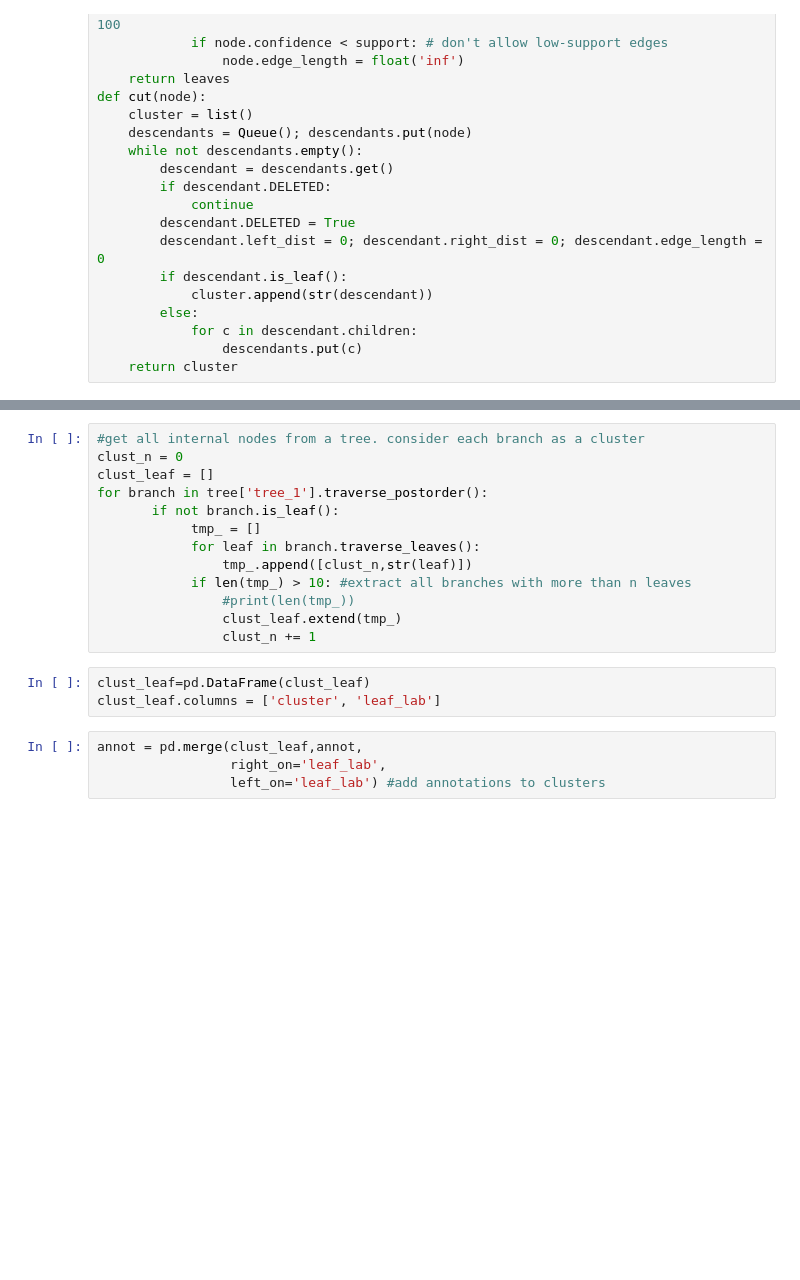
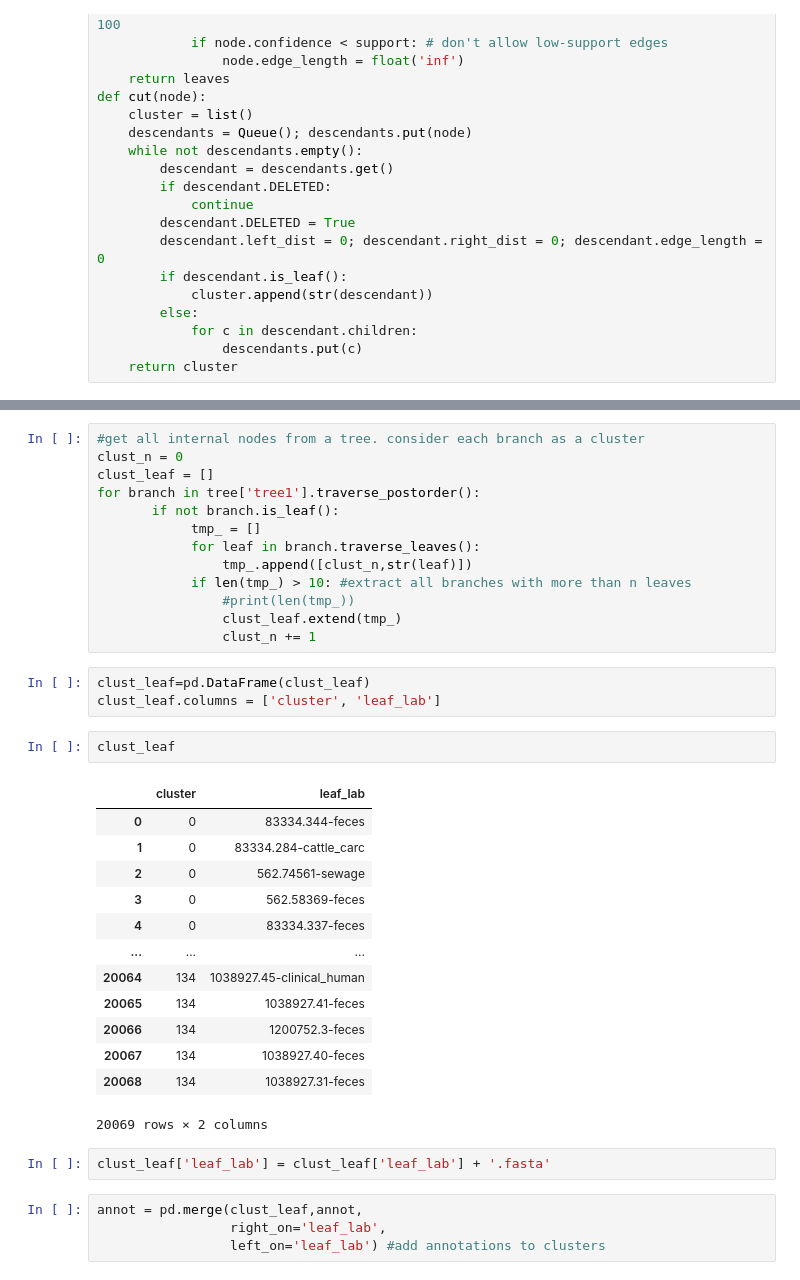
Before and after one commit to Yasas1994/Clustering-significance-test, a Jupyter notebook: permutation_test.ipynb, the cells around one changed output, grey strips where cells are left out. Saved outputs shown, nothing was run; the diff lists cells and outputs as text; blank space fills up the shorter version.

```diff
--- a/permutation_test.ipynb
+++ b/permutation_test.ipynb
@@ -77,7 +95,7 @@ annot.columns = ['seqid','annot_1','annot_2', 'leaf_lab']
 #get all internal nodes from a tree. consider each branch as a cluster
 clust_n = 0
 clust_leaf = []
-for branch in tree['tree_1'].traverse_postorder():
+for branch in tree['tree1'].traverse_postorder():
        if not branch.is_leaf():
             tmp_ = []
             for leaf in branch.traverse_leaves():
@@ -89,6 +107,24 @@ for branch in tree['tree_1'].traverse_postorder():
 # %%
 clust_leaf=pd.DataFrame(clust_leaf)
 clust_leaf.columns = ['cluster', 'leaf_lab']
+# %%
+clust_leaf
+# %% [output]
+|  | cluster | leaf_lab |
+| 0 | 0 | 83334.344-feces |
+| 1 | 0 | 83334.284-cattle_carc |
+| 2 | 0 | 562.74561-sewage |
+| 3 | 0 | 562.58369-feces |
+| 4 | 0 | 83334.337-feces |
+| ... | ... | ... |
+| 20064 | 134 | 1038927.45-clinical_human |
+| 20065 | 134 | 1038927.41-feces |
+| 20066 | 134 | 1200752.3-feces |
+| 20067 | 134 | 1038927.40-feces |
+| 20068 | 134 | 1038927.31-feces |
+20069 rows × 2 columns
+# %%
+clust_leaf['leaf_lab'] = clust_leaf['leaf_lab'] + '.fasta'
 # %%
 annot = pd.merge(clust_leaf,annot,
                  right_on='leaf_lab',
```
Also changed, not shown: parts of 7 cells of this notebook, 2 other files.
